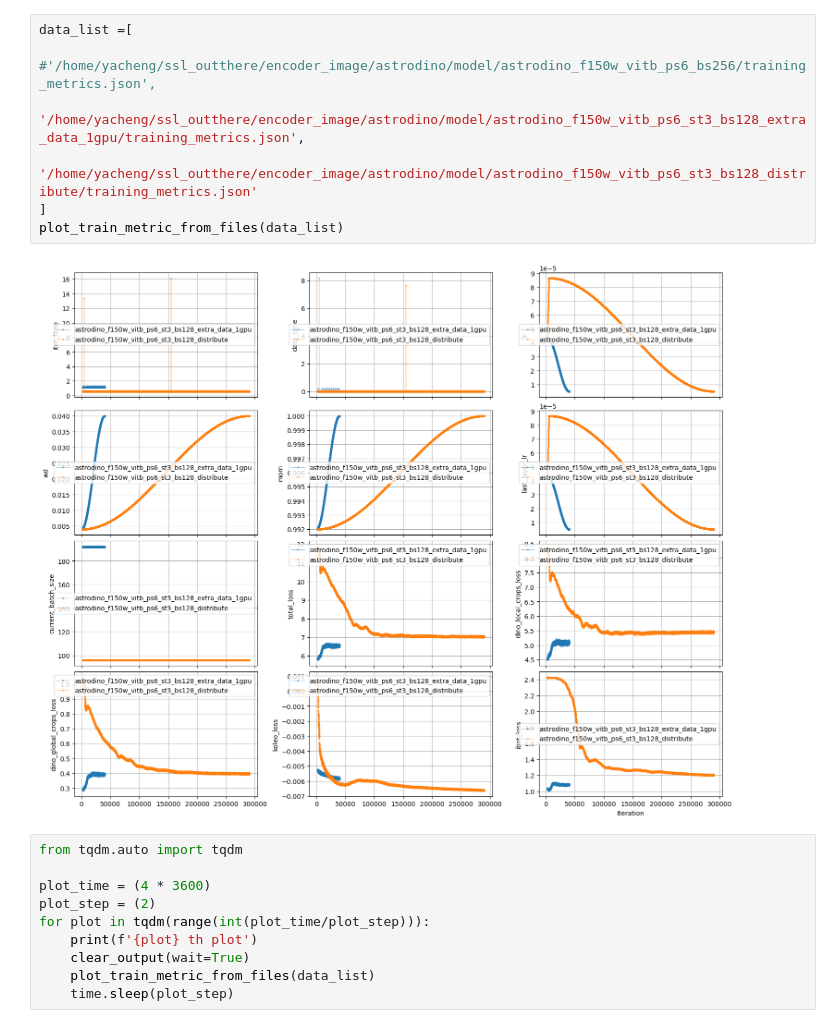
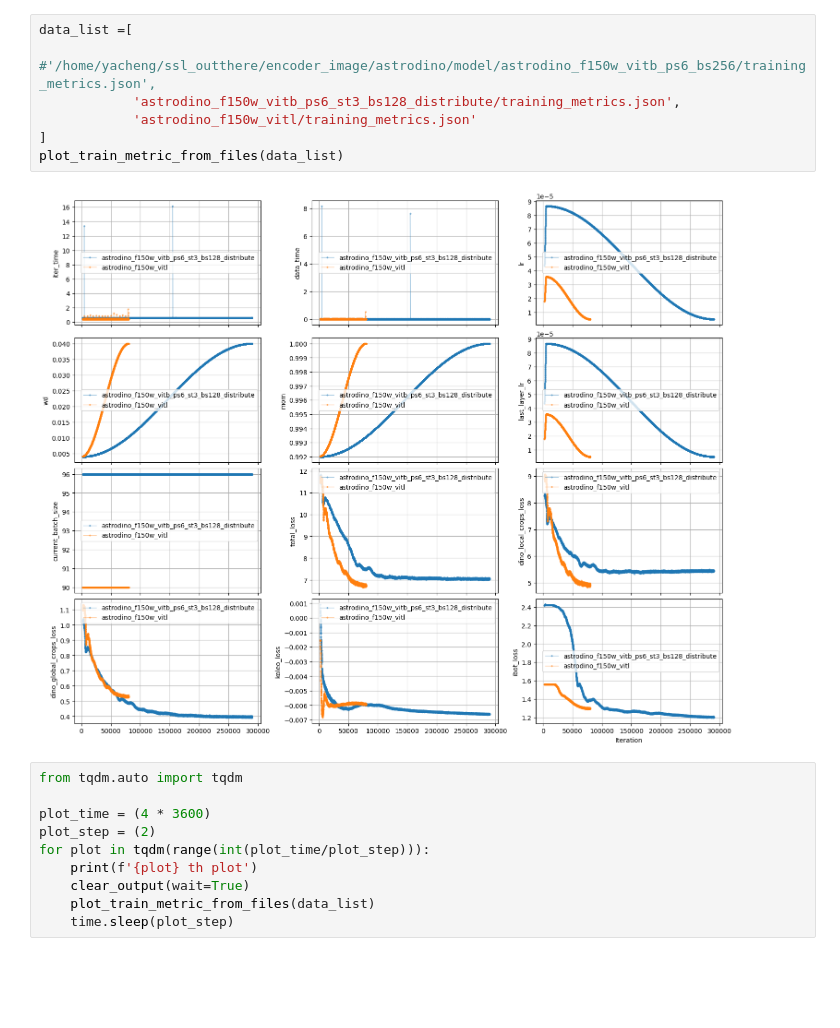
Before and after one commit to 2003cy/ssl_outthere, a Jupyter notebook: encoder_image/astrodino/model/check_train_metric.ipynb, the cells around one changed output. Drawn from its saved outputs; the diff is of its cells as text; blank space fills up the shorter version.

Commit message:
update jwst_dino, metric visualization

```diff
--- a/encoder_image/astrodino/model/check_train_metric.ipynb
+++ b/encoder_image/astrodino/model/check_train_metric.ipynb
@@ -77,12 +79,12 @@ def plot_train_metric_from_files(data_path_lis):
 # %%
 data_list =[
             #'/home/yacheng/ssl_outthere/encoder_image/astrodino/model/astrodino_f150w_vitb_ps6_bs256/training_metrics.json',
-            '/home/yacheng/ssl_outthere/encoder_image/astrodino/model/astrodino_f150w_vitb_ps6_st3_bs128_extra_data_1gpu/training_metrics.json',
-            '/home/yacheng/ssl_outthere/encoder_image/astrodino/model/astrodino_f150w_vitb_ps6_st3_bs128_distribute/training_metrics.json'
+            'astrodino_f150w_vitb_ps6_st3_bs128_distribute/training_metrics.json',
+            'astrodino_f150w_vitl/training_metrics.json'
 ]
 plot_train_metric_from_files(data_list)
 # %% [output]
-[figure, old version]
+[figure, new version]
 # %%
 from tqdm.auto import tqdm
 
```
Also changed, not shown: parts of 1 cell of this notebook, 1 other file.
